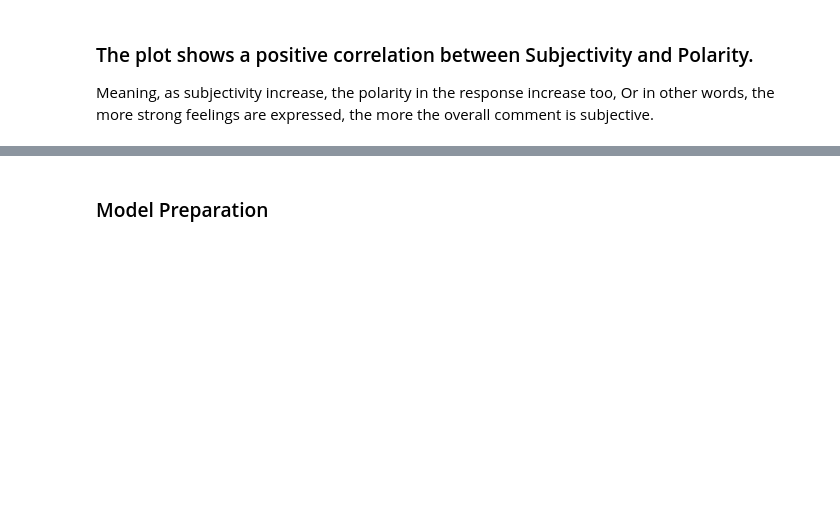
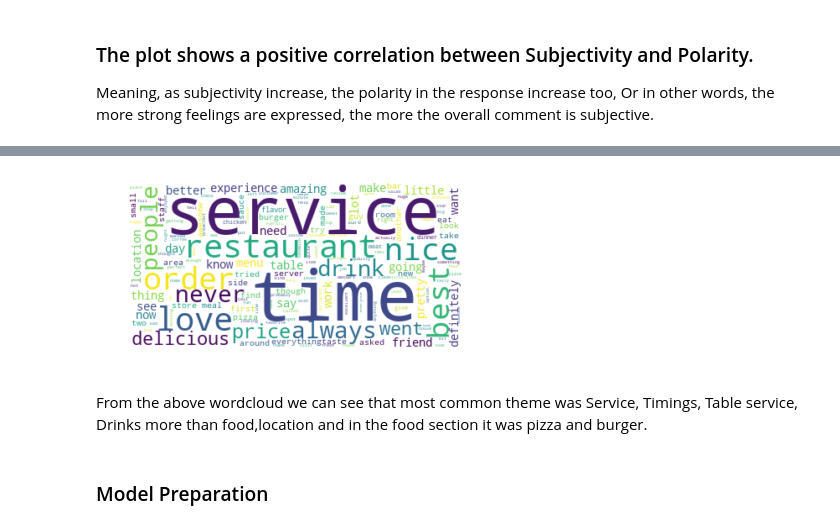
Before and after one commit to nishimishra71/Python, a Jupyter notebook: Capstone_2/Capstone_2.ipynb, the cells around one changed output, grey strips where cells are left out. Cells and saved outputs as stored; diff of their text form; code cells hidden in the pictures; blank space fills up the shorter version.

Commit message:
wordcloud

```diff
--- a/Capstone_2/Capstone_2.ipynb
+++ b/Capstone_2/Capstone_2.ipynb
@@ -302,3 +314,16 @@ Meaning, as subjectivity increase, the polarity in the response increase too, Or
+# %%
+stopwords = set(STOPWORDS)
+stopwords.update(["alway","told","us","back","really","great","said","go","way","still","","Total","will","come","much","think","good", "food", "got", "get","came","even","ordered","well","place","one"])
+# %%
+text1="".join(review for review in df.text)
+wordcloud=WordCloud(stopwords=stopwords,background_color="white").generate(text=text1)
+plt.imshow(wordcloud,interpolation='bilinear')
+plt.axis("off")
+plt.show()
+# %% [output]
+[figure, added]
+# %% [markdown]
+From the above wordcloud we can see that most common theme was Service, Timings, Table service, Drinks more than food,location and in the food section it was pizza and burger.
 # %% [markdown]
 ### Model Preparation
 # %%
```
Also changed, not shown: parts of 5 cells of this notebook.
